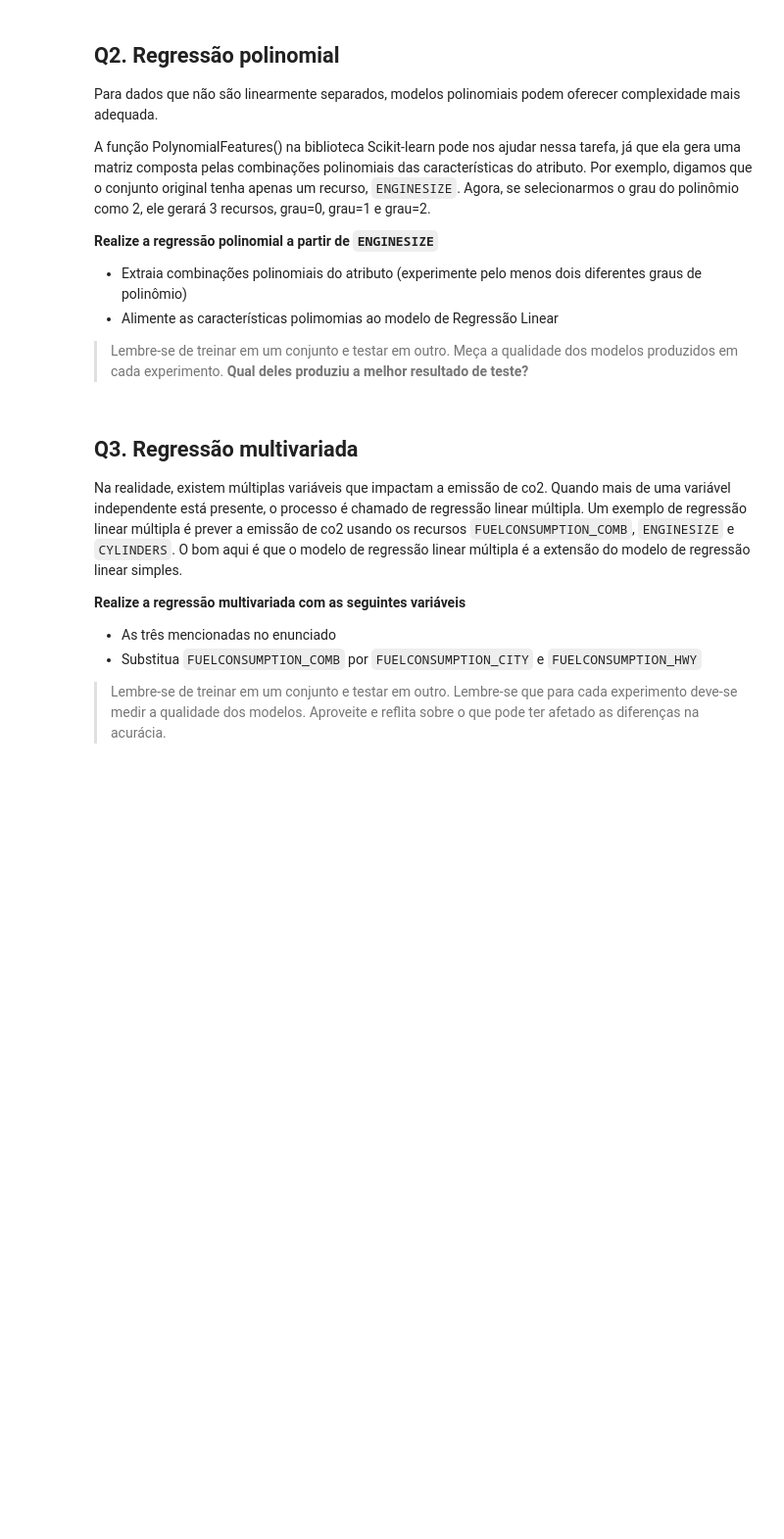
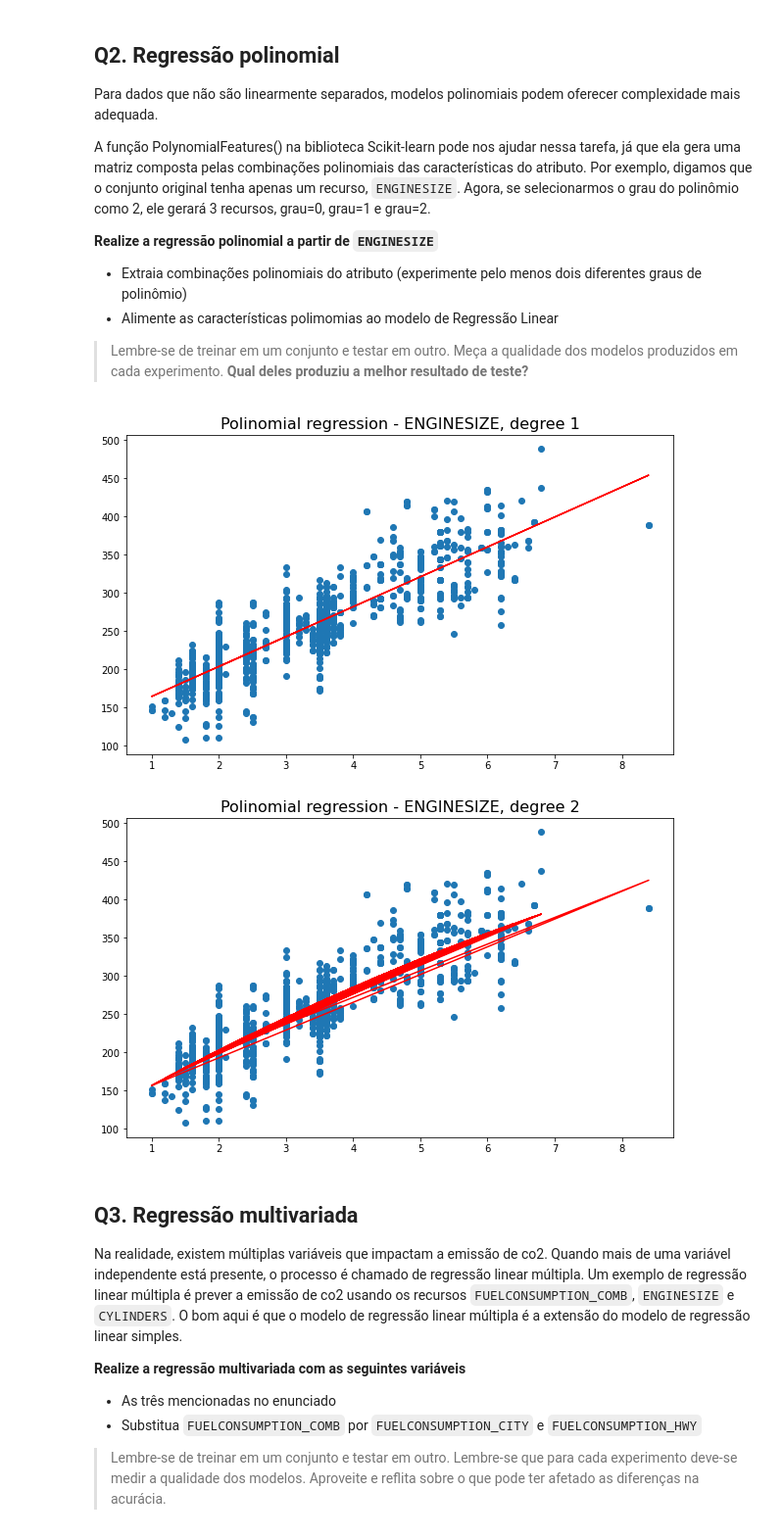
Before and after one commit to GustavoLR548/IA-GLR, a Jupyter notebook: Exercicios/Exercicio #6 Regressao Linear/Exercício_Regressão.ipynb, the cells around one changed output. Shown: that part at 98% size. Cells and saved outputs as stored; diff of their text form; code cells hidden in the pictures; blank space fills up the shorter version.

```diff
--- a/Exercicios/Exercicio #6 Regressao Linear/Exercício_Regressão.ipynb
+++ b/Exercicios/Exercicio #6 Regressao Linear/Exercício_Regressão.ipynb
@@ -116,6 +147,45 @@ A função PolynomialFeatures() na biblioteca Scikit-learn pode nos ajudar nessa
 - Alimente as características polimomias ao modelo de Regressão Linear
 
 > Lembre-se de treinar em um conjunto e testar em outro. Meça a qualidade dos modelos produzidos em cada experimento. **Qual deles produziu a melhor resultado de teste?**
+# %%
+from sklearn.preprocessing import PolynomialFeatures
+
+# Grau 1
+train_x = np.array(df['ENGINESIZE'])
+train_y = np.array(df['CO2EMISSIONS'])
+
+poly = PolynomialFeatures(degree=1,include_bias=False)
+poly_features = poly.fit_transform(train_x.reshape(-1,1))
+
+poly_reg_model = LinearRegression().fit(poly_features,train_y)
+
+y_predicted = poly_reg_model.predict(poly_features)
+
+plt.figure(figsize=(10,6))
+plt.title("Polinomial regression - ENGINESIZE, degree 1", size=16)
+plt.scatter(train_x,train_y)
+plt.plot(train_x,y_predicted,color="red")
+plt.show()
+
+# Grau 2
+train_x = np.array(df['ENGINESIZE'])
+train_y = np.array(df['CO2EMISSIONS'])
+
+poly = PolynomialFeatures(degree=2,include_bias=False)
+poly_features = poly.fit_transform(train_x.reshape(-1,1))
+
+poly_reg_model = LinearRegression().fit(poly_features,train_y)
+
+y_predicted = poly_reg_model.predict(poly_features)
+
+plt.figure(figsize=(10,6))
+plt.title("Polinomial regression - ENGINESIZE, degree 2", size=16)
+plt.scatter(train_x,train_y)
+plt.plot(train_x,y_predicted,color="red")
+plt.show()
+# %% [output]
+[figure, added]
+[figure, added]
 # %% [markdown]
 ## Q3. Regressão multivariada
 
```
Also changed, not shown: parts of 6 cells of this notebook, 1 other file.
